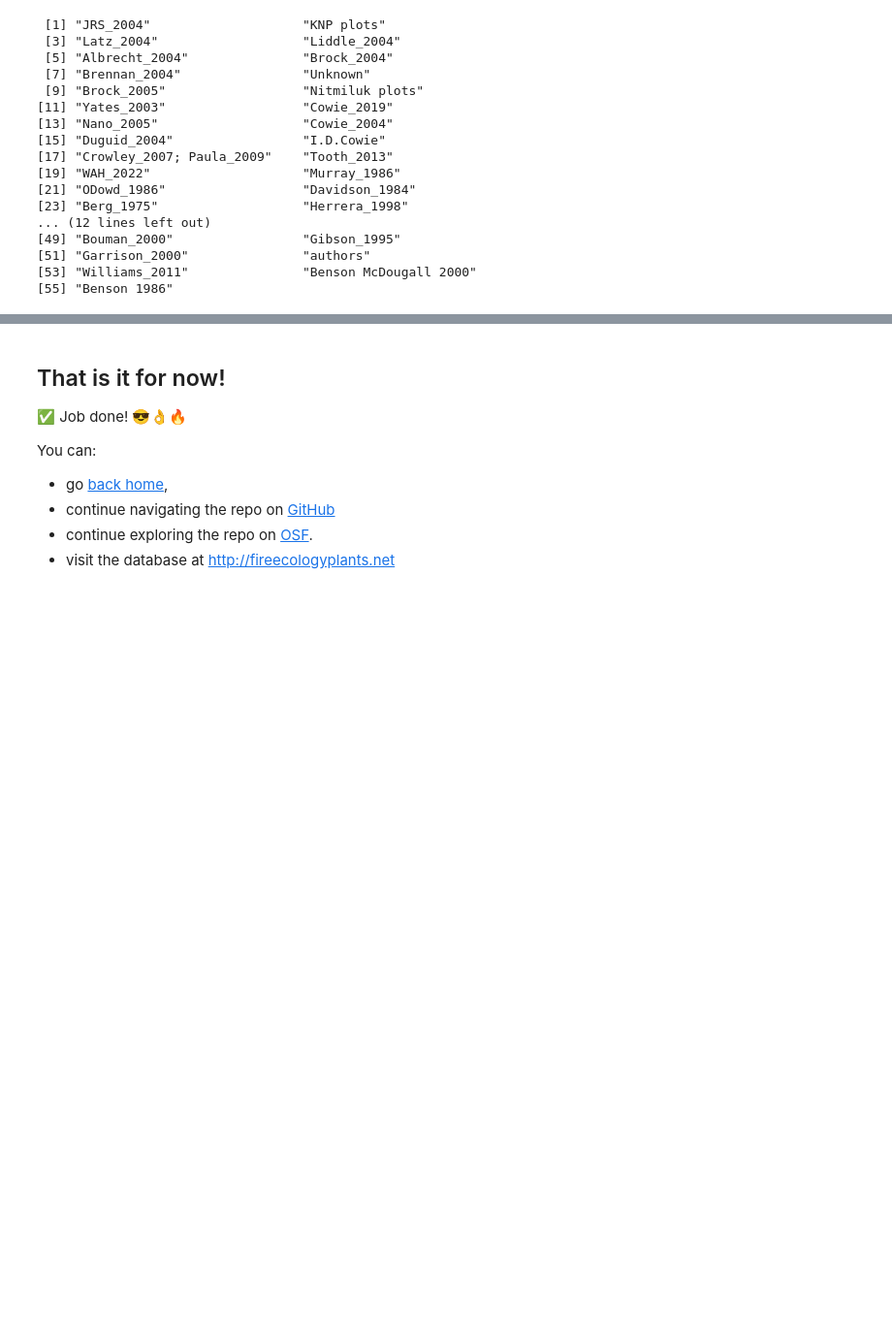
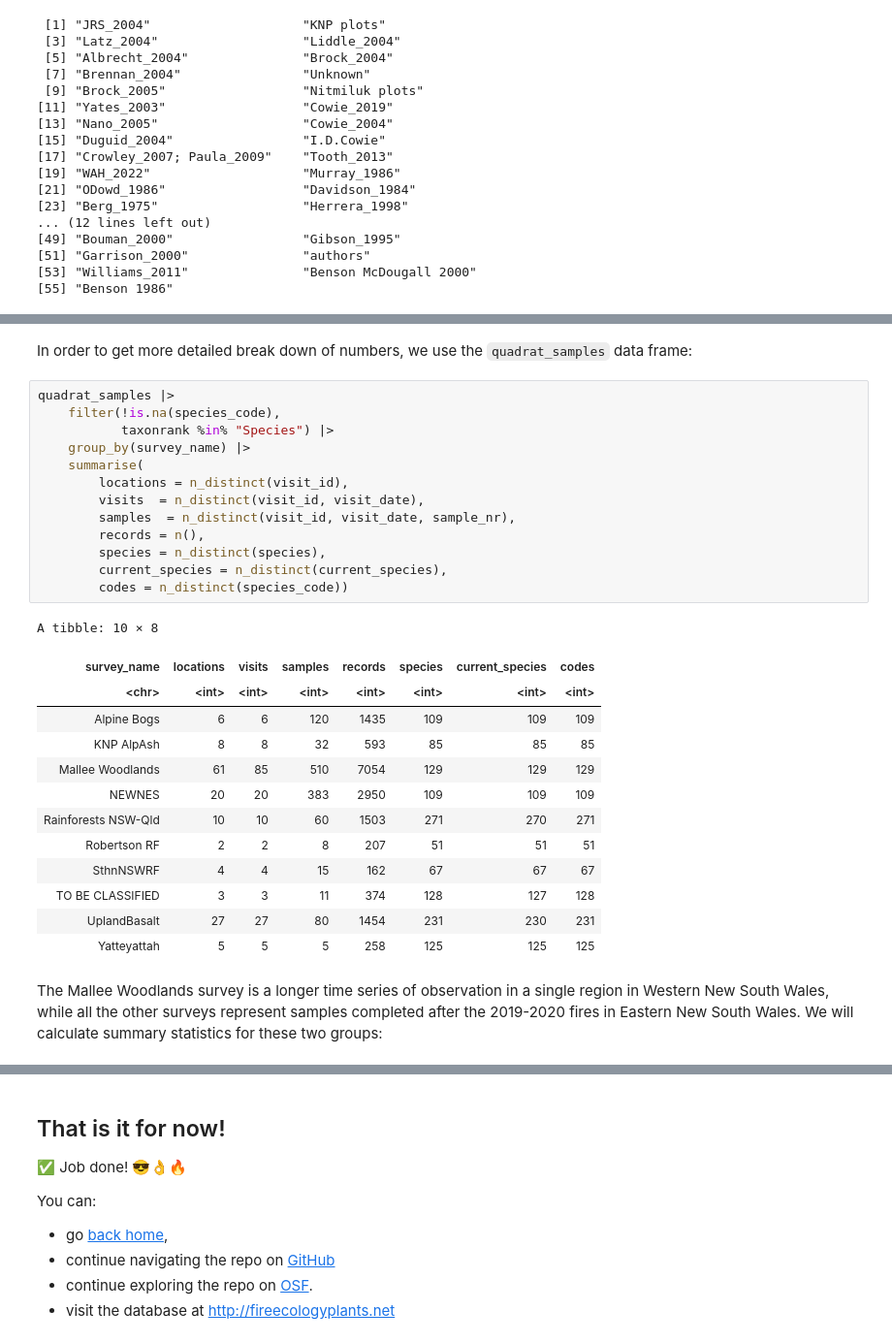
Before and after one commit to ces-unsw-edu-au/fireveg-analysis, a Jupyter notebook: Notebooks/Overview-taxonomic-coverage.ipynb, the cells around one changed output, grey strips where cells are left out. Shown: that part at 97% size. Saved outputs shown, nothing was run; the diff lists cells and outputs as text; blank space fills up the shorter version.

Commit message:
Update notebook with summary of taxonomic coverage with diagrams and documentation

```diff
--- a/Notebooks/Overview-taxonomic-coverage.ipynb
+++ b/Notebooks/Overview-taxonomic-coverage.ipynb
@@ -439,0 +391,31 @@ A tibble: 2 × 8
+# %% [markdown]
+In order to get more detailed break down of numbers, we use the `quadrat_samples` data frame:
+# %%
+quadrat_samples |>
+    filter(!is.na(species_code),
+           taxonrank %in% "Species") |>
+    group_by(survey_name) |>
+    summarise(
+        locations = n_distinct(visit_id),
+        visits  = n_distinct(visit_id, visit_date),
+        samples  = n_distinct(visit_id, visit_date, sample_nr),
+        records = n(),
+        species = n_distinct(species),
+        current_species = n_distinct(current_species),
+        codes = n_distinct(species_code))
+# %% [output]
+A tibble: 10 × 8
+| survey_name | locations | visits | samples | records | species | current_species | codes |
+| <chr> | <int> | <int> | <int> | <int> | <int> | <int> | <int> |
+| Alpine Bogs | 6 | 6 | 120 | 1435 | 109 | 109 | 109 |
+| KNP AlpAsh | 8 | 8 | 32 | 593 | 85 | 85 | 85 |
+| Mallee Woodlands | 61 | 85 | 510 | 7054 | 129 | 129 | 129 |
+| NEWNES | 20 | 20 | 383 | 2950 | 109 | 109 | 109 |
+| Rainforests NSW-Qld | 10 | 10 | 60 | 1503 | 271 | 270 | 271 |
+| Robertson RF | 2 | 2 | 8 | 207 | 51 | 51 | 51 |
+| SthnNSWRF | 4 | 4 | 15 | 162 | 67 | 67 | 67 |
+| TO BE CLASSIFIED | 3 | 3 | 11 | 374 | 128 | 127 | 128 |
+| UplandBasalt | 27 | 27 | 80 | 1454 | 231 | 230 | 231 |
+| Yatteyattah | 5 | 5 | 5 | 258 | 125 | 125 | 125 |
+# %% [markdown]
+The Mallee Woodlands survey is a longer time series of observation in a single region in Western New South Wales, while all the other surveys represent samples completed after the 2019-2020 fires in Eastern New South Wales. We will calculate summary statistics for these two groups:
```
Also changed, not shown: parts of 59 cells of this notebook.
